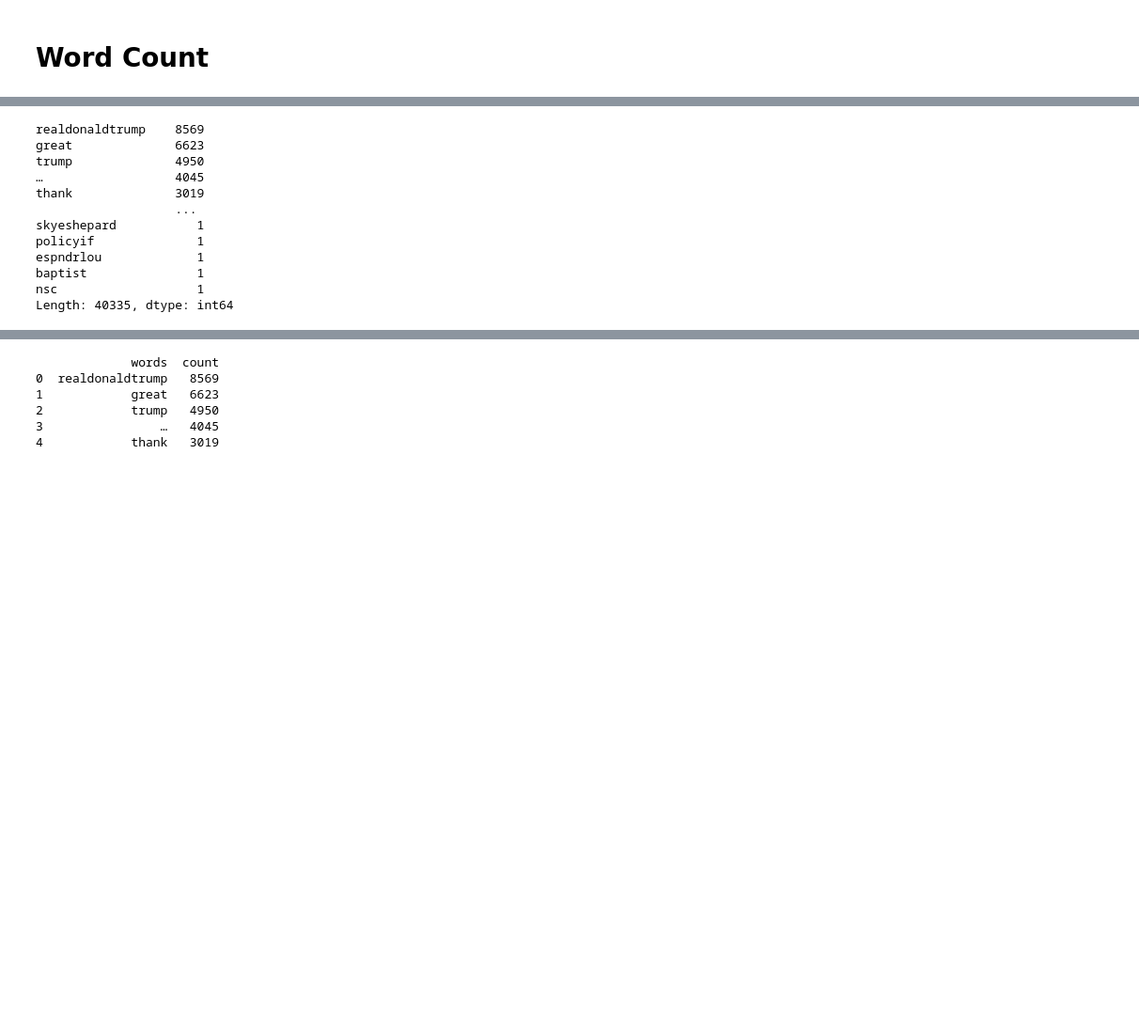
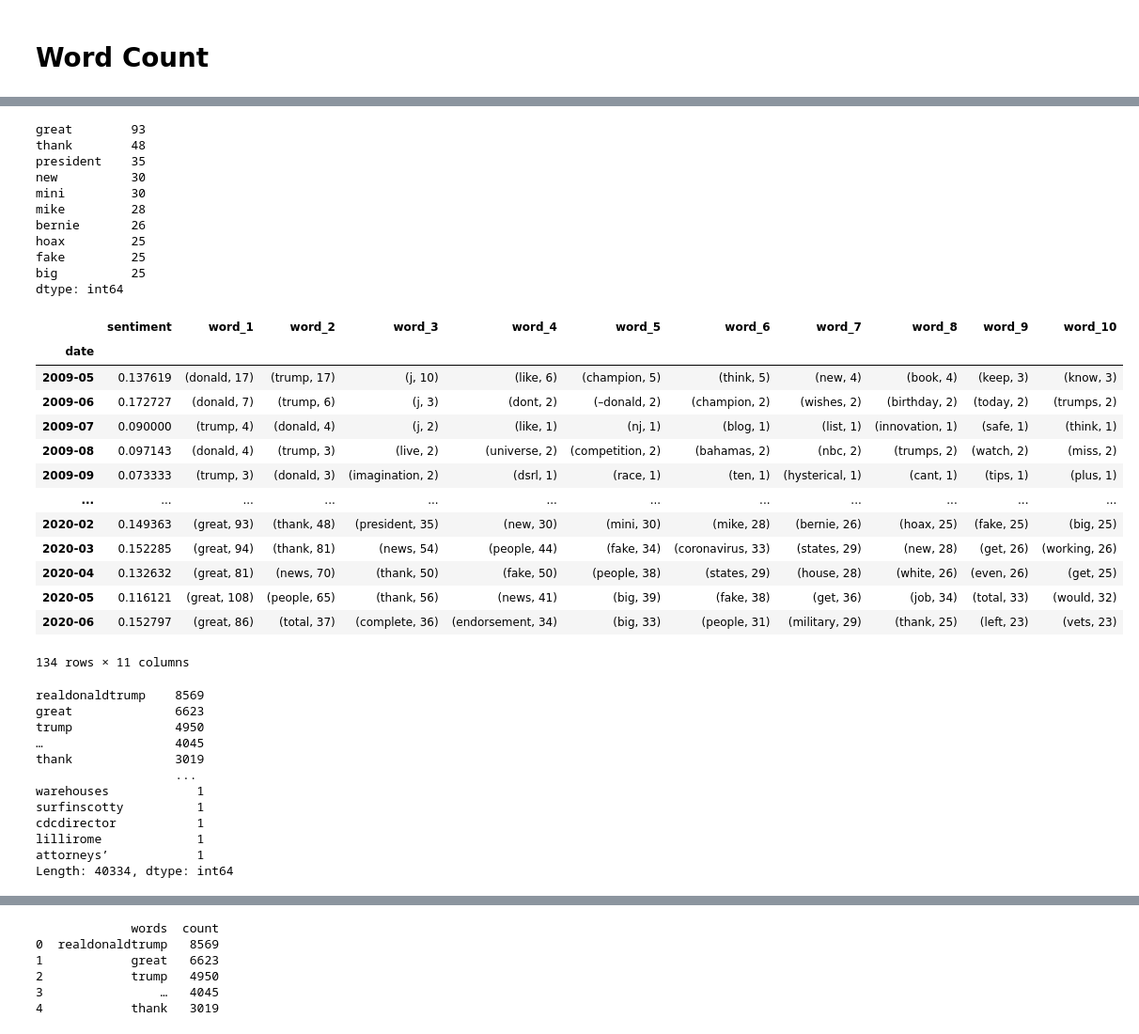
Before and after one commit to CMU-IDS-2020/a3-null-pointer, a Jupyter notebook: data_preprocessing.ipynb, the cells around one changed output, grey strips where cells are left out. Shown at 94% size. Saved outputs shown, nothing was run; the diff lists cells and outputs as text; code cells hidden in the pictures; blank space fills up the shorter version.

```diff
--- a/data_preprocessing.ipynb
+++ b/data_preprocessing.ipynb
@@ -139,6 +141,53 @@ df
+# %%
+for d in re_df.index:
+    df_filtered = df[df.date == d].content
+    word_count = pd.Series(' '.join(df_filtered).split()).value_counts()
+    word_count = word_count[[i for i in word_count.index if i not in stop_set and i != '…']][:10]
+    if d == '2020-02':
+        print(word_count)
+    tup_li = []
+    for i in word_count.index:
+        c = word_count.loc[i]
+        tup_li.append((i,c))
+    re_df.at[d,'word_1'] = tup_li[0]
+    re_df.at[d,'word_2'] = tup_li[1]
+    re_df.at[d,'word_3'] = tup_li[2]
+    re_df.at[d,'word_4'] = tup_li[3]
+    re_df.at[d,'word_5'] = tup_li[4]
+    re_df.at[d,'word_6'] = tup_li[5]
+    re_df.at[d,'word_7'] = tup_li[6]
+    re_df.at[d,'word_8'] = tup_li[7]
+    re_df.at[d,'word_9'] = tup_li[8]
+    re_df.at[d,'word_10'] = tup_li[9]
+re_df
+# %% [output]
+great        93
+thank        48
+president    35
+new          30
+mini         30
+mike         28
+bernie       26
+hoax         25
+fake         25
+big          25
+dtype: int64
+|  | sentiment | word_1 | word_2 | word_3 | word_4 | word_5 | word_6 | word_7 | word_8 | word_9 | word_10 |
+| date |  |  |  |  |  |  |  |  |  |  |  |
+| 2009-05 | 0.137619 | (donald, 17) | (trump, 17) | (j, 10) | (like, 6) | (champion, 5) | (think, 5) | (new, 4) | (book, 4) | (keep, 3) | (know, 3) |
+| 2009-06 | 0.172727 | (donald, 7) | (trump, 6) | (j, 3) | (dont, 2) | (–donald, 2) | (champion, 2) | (wishes, 2) | (birthday, 2) | (today, 2) | (trumps, 2) |
+| 2009-07 | 0.090000 | (trump, 4) | (donald, 4) | (j, 2) | (like, 1) | (nj, 1) | (blog, 1) | (list, 1) | (innovation, 1) | (safe, 1) | (think, 1) |
+| 2009-08 | 0.097143 | (donald, 4) | (trump, 3) | (live, 2) | (universe, 2) | (competition, 2) | (bahamas, 2) | (nbc, 2) | (trumps, 2) | (watch, 2) | (miss, 2) |
+| 2009-09 | 0.073333 | (trump, 3) | (donald, 3) | (imagination, 2) | (dsrl, 1) | (race, 1) | (ten, 1) | (hysterical, 1) | (cant, 1) | (tips, 1) | (plus, 1) |
+| ... | ... | ... | ... | ... | ... | ... | ... | ... | ... | ... | ... |
+| 2020-02 | 0.149363 | (great, 93) | (thank, 48) | (president, 35) | (new, 30) | (mini, 30) | (mike, 28) | (bernie, 26) | (hoax, 25) | (fake, 25) | (big, 25) |
+| 2020-03 | 0.152285 | (great, 94) | (thank, 81) | (news, 54) | (people, 44) | (fake, 34) | (coronavirus, 33) | (states, 29) | (new, 28) | (get, 26) | (working, 26) |
+| 2020-04 | 0.132632 | (great, 81) | (news, 70) | (thank, 50) | (fake, 50) | (people, 38) | (states, 29) | (house, 28) | (white, 26) | (even, 26) | (get, 25) |
+| 2020-05 | 0.116121 | (great, 108) | (people, 65) | (thank, 56) | (news, 41) | (big, 39) | (fake, 38) | (get, 36) | (job, 34) | (total, 33) | (would, 32) |
+| 2020-06 | 0.152797 | (great, 86) | (total, 37) | (complete, 36) | (endorsement, 34) | (big, 33) | (people, 31) | (military, 29) | (thank, 25) | (left, 23) | (vets, 23) |
+134 rows × 11 columns
 # %%
 word_count = pd.Series(' '.join(df.content).split()).value_counts()
-stop_set = set(stopwords.words('English'))
 filtered = [i for i in word_count.index if i not in stop_set]
 word_count = word_count[filtered]
 word_count
@@ -149,9 +198,9 @@ trump              4950
 …                  4045
 thank              3019
                    ...
-skyeshepard           1
-policyif              1
-espndrlou             1
-baptist               1
-nsc                   1
-Length: 40335, dtype: int64
+warehouses            1
+surfinscotty          1
+cdcdirector           1
+lillirome             1
+attorneys’            1
+Length: 40334, dtype: int64
```
Also changed, not shown: parts of 11 cells of this notebook, 3 other files.
